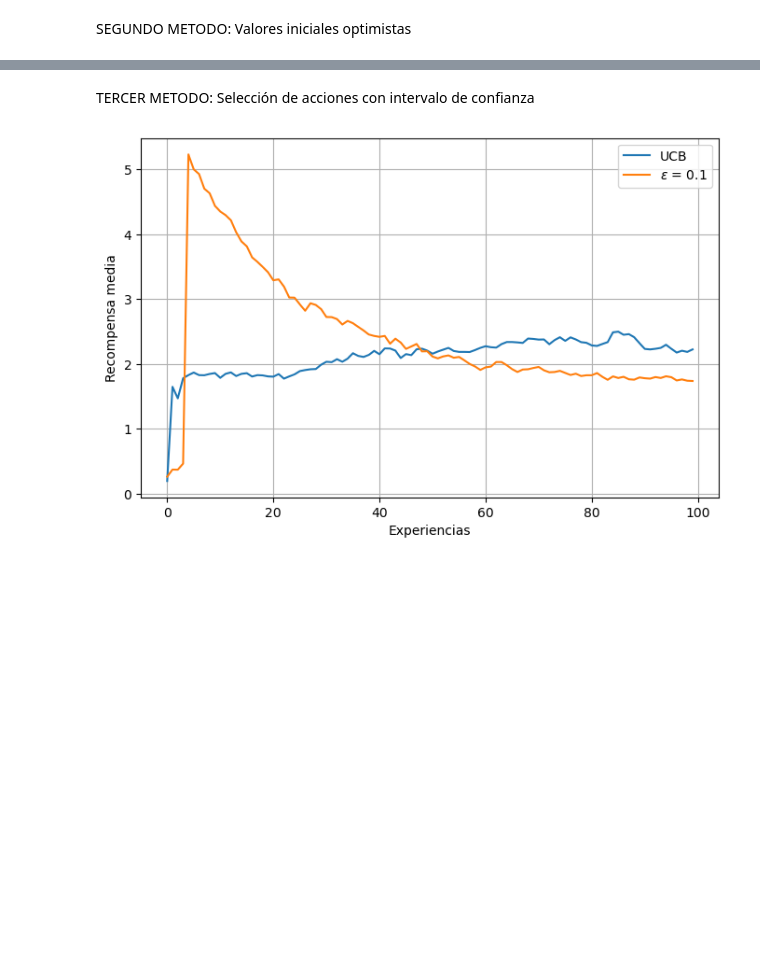
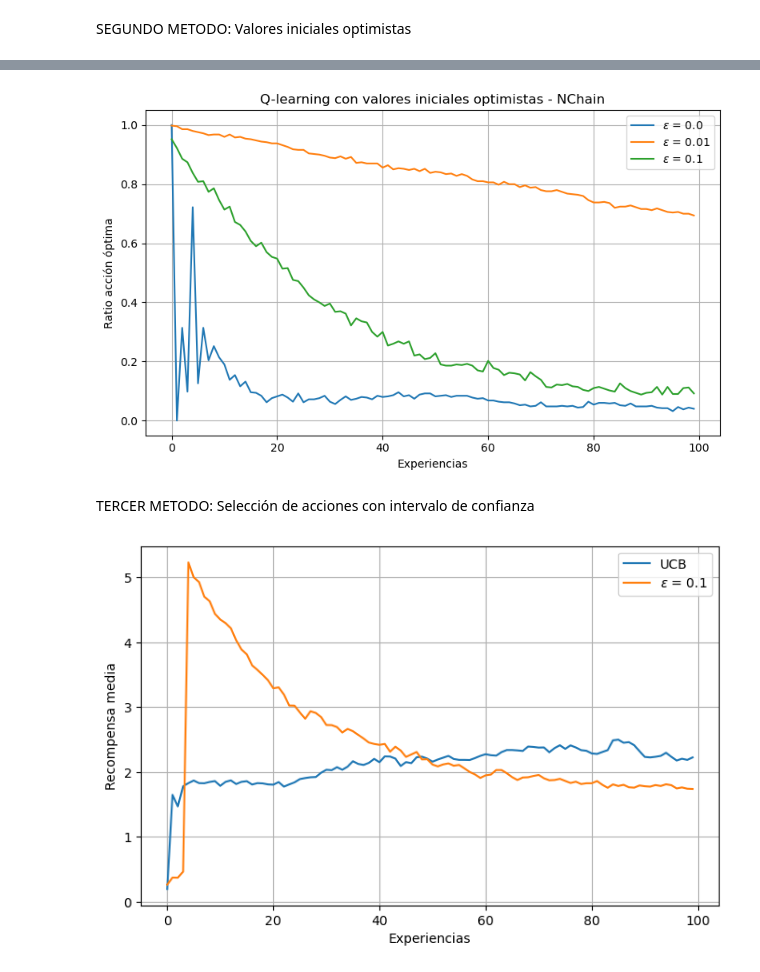
Before and after one commit to luis1308-5687/Lab-7-8, a Jupyter notebook: Lab7IA/Lab7.ipynb, the cells around one changed output, grey strips where cells are left out. Saved outputs shown, nothing was run; the diff lists cells and outputs as text; code cells hidden in the pictures; blank space fills up the shorter version.

```diff
--- a/Lab7IA/Lab7.ipynb
+++ b/Lab7IA/Lab7.ipynb
@@ -304,3 +230,99 @@ plt.show()
+# %%
+import gym
+from gym import spaces
+from gym.utils import seeding
+import numpy as np
+import matplotlib.pyplot as plt
+
+# Definición del entorno NChain personalizado
+class NChainEnv(gym.Env):
+    def __init__(self, n=5, slip=0.2, small=2, large=10):
+        super().__init__()
+        self.n = n
+        self.slip = slip
+        self.small = small
+        self.large = large
+        self.state = 0
+        self.action_space = spaces.Discrete(2)  # 0: adelante, 1: atrás
+        self.observation_space = spaces.Discrete(self.n)
+        self.seed()
+
+    def seed(self, seed=None):
+        self.np_random, seed = seeding.np_random(seed)
+        return [seed]
+
+    def step(self, action):
+        assert self.action_space.contains(action)
+        if self.np_random.random() < self.slip:
+            action = 1 - action  # acción invertida por deslizamiento
+
+        if action == 1:  # ir hacia atrás
+            reward = self.small
+            self.state = 0
+        elif self.state < self.n - 1:  # avanzar sin recompensa
+            reward = 0
+            self.state += 1
+        else:  # último estado, gran recompensa
+            reward = self.large
+
+        done = False
+        return self.state, reward, done, {}
+
+    def reset(self):
+        self.state = 0
+        return self.state
+
+
+# Q-learning con valores iniciales optimistas
+partidas = 500
+turnos = 100
+alpha = 0.5
+epsilons = [0., 0.01, 0.1]  # Greedy puro y epsilon-greedy
+
+recompensas_medias = np.zeros((len(epsilons), turnos))
+acciones_optimas = np.zeros((len(epsilons), turnos))
+
+for ej in range(partidas):
+    for i, epsilon in enumerate(epsilons):
+        env = NChainEnv()
+        state = env.reset()
+        Q = np.zeros(env.action_space.n)
+        mejor_accion = 0  # en NChain, acción 0 (avanzar) es la óptima
+
+        # Valores iniciales optimistas para greedy puro
+        if epsilon == 0.0:
+            Q[:] = 5.0
+
+        for exp in range(turnos):
+            # Política epsilon-greedy
+            if np.random.uniform() < epsilon:
+                a = env.action_space.sample()  # Explora
+            else:
+                a = np.argmax(Q)               # Explota
+
+            next_state, recompensa, done, _ = env.step(a)
+            Q[a] += alpha * (recompensa - Q[a])  # actualización Q
+            recompensas_medias[i][exp] += recompensa
+            acciones_optimas[i][exp] += (a == mejor_accion)
+            state = next_state
+
+# Promediar resultados
+recompensas_medias /= partidas
+acciones_optimas /= partidas
+
+# Gráfica: porcentaje de acciones óptimas
+plt.figure(figsize=(8, 5))
+for i, epsilon in enumerate(epsilons):
+    plt.plot(acciones_optimas[i], label=f'$\\epsilon$ = {epsilon}')
+plt.xlabel('Experiencias')
+plt.ylabel('Ratio acción óptima')
+plt.title('Q-learning con valores iniciales optimistas - NChain')
+plt.grid(True)
+plt.legend()
+plt.tight_layout()
+plt.show()
+# %% [output]
+[figure, added]
 # %% [markdown]
 TERCER METODO: Selección de acciones con intervalo de confianza
 # %%
```
Also changed, not shown: parts of 5 cells of this notebook, 1 other file.
